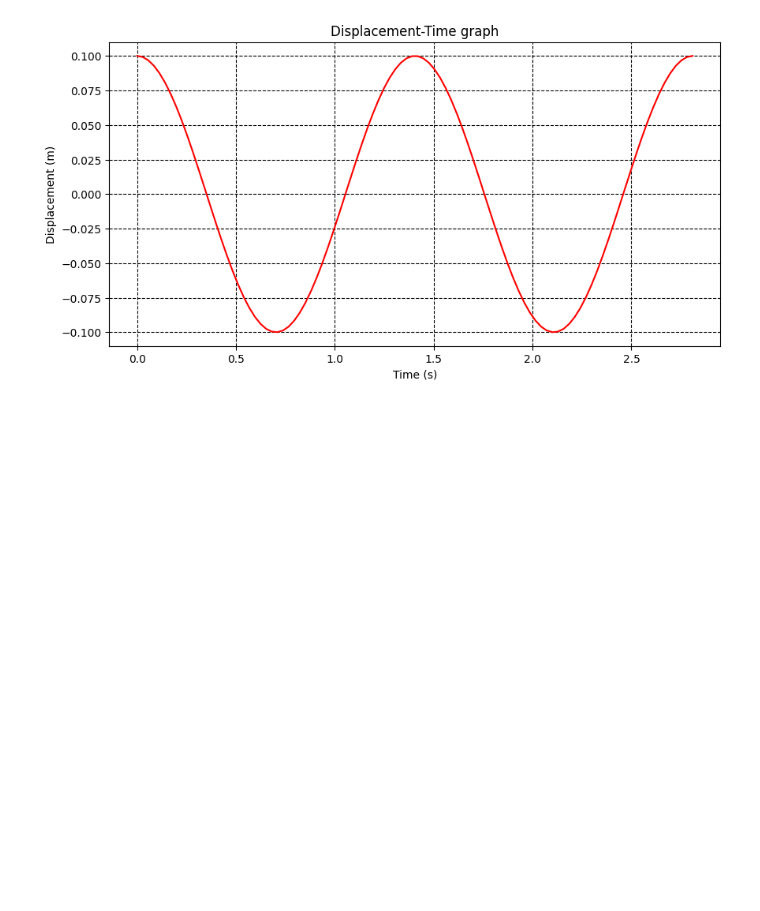
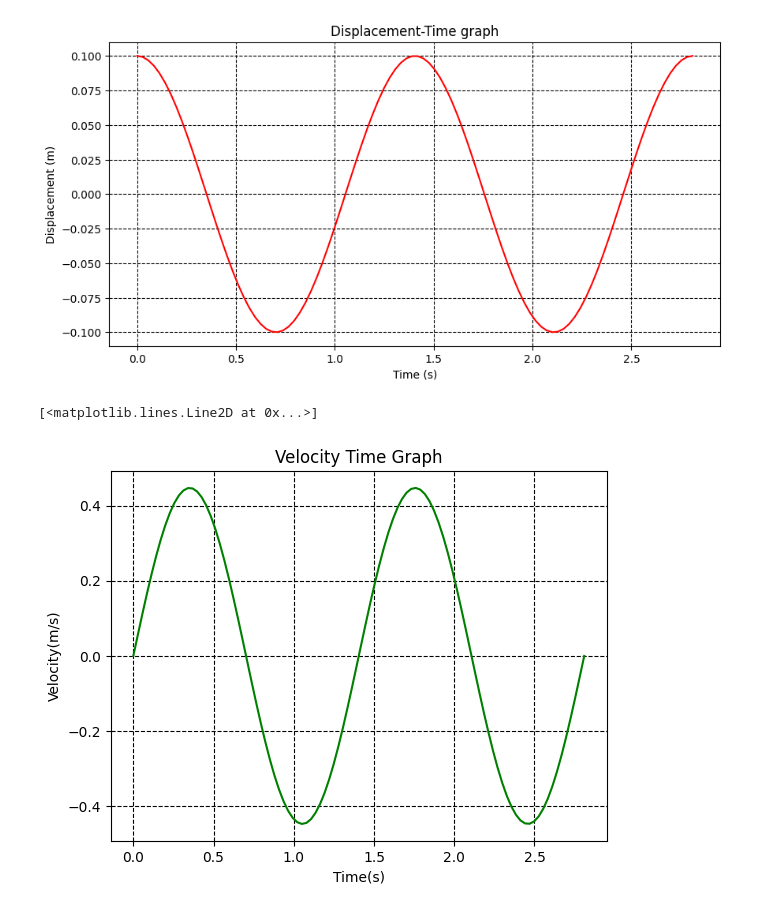
Before and after one commit to Rivu-Codez/Physics-With-Python, a Jupyter notebook: SimpleHarmonicMotion.ipynb, the cells around one changed output. Saved outputs shown, nothing was run; the diff lists cells and outputs as text; code cells hidden in the pictures; blank space fills up the shorter version.

```diff
--- a/SimpleHarmonicMotion.ipynb
+++ b/SimpleHarmonicMotion.ipynb
@@ -38,3 +38,15 @@ plt.plot(t,x, color = 'red')
 # %% [output]
 [<matplotlib.lines.Line2D at 0x...>]
 [figure]
+# %%
+#Velocity - Time graph of a particle in SHM
+y = 0.1 * omega * np.sin(omega* np.linspace(0, 2*T, 100)) #velocity of particle in m/s
+t = np.linspace(0, 2*T, 100) #time in seconds
+plt.grid(True, color ='black', linestyle = '--', linewidth = 0.8)
+plt.xlabel("Time(s)")
+plt.ylabel("Velocity(m/s)")
+plt.title('Velocity Time Graph')
+plt.plot(t,y,color = 'green')
+# %% [output]
+[<matplotlib.lines.Line2D at 0x...>]
+[figure, added]
```
Also changed, not shown: parts of 6 cells of this notebook.
